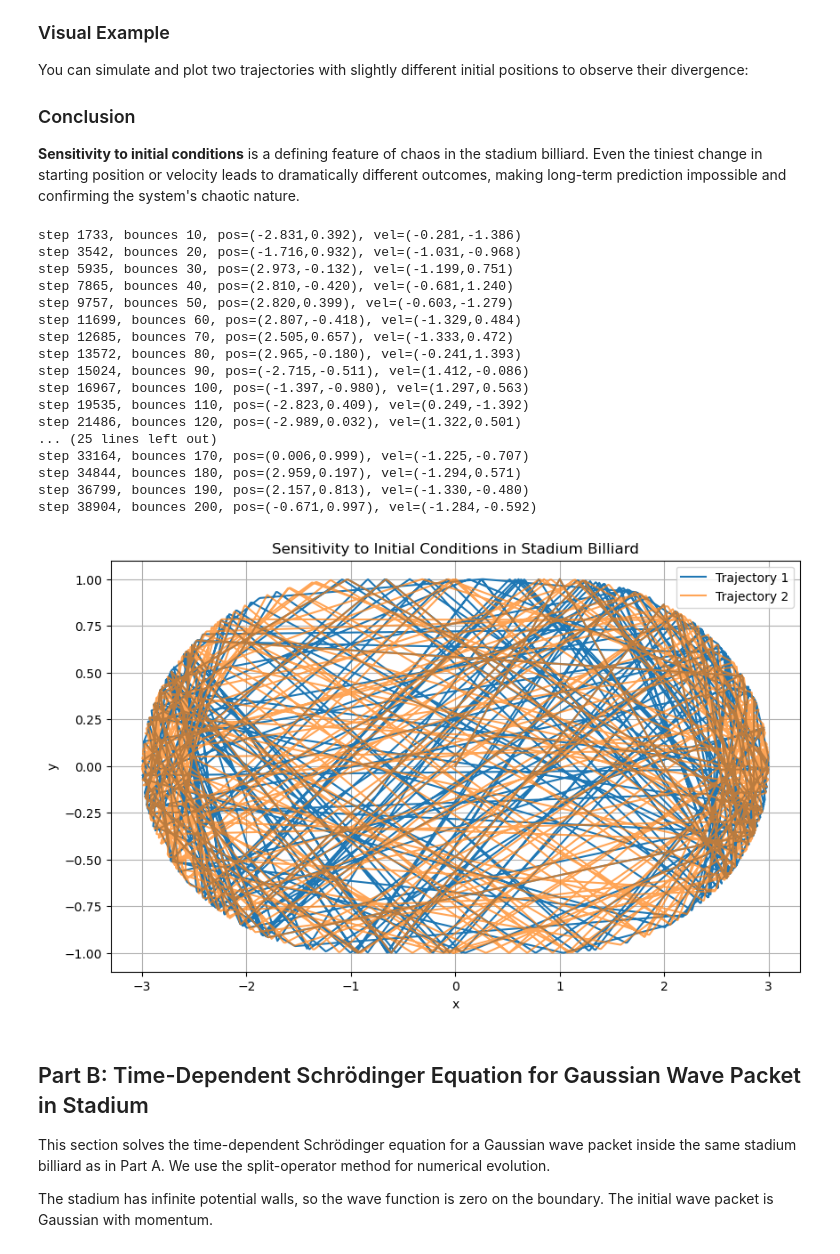
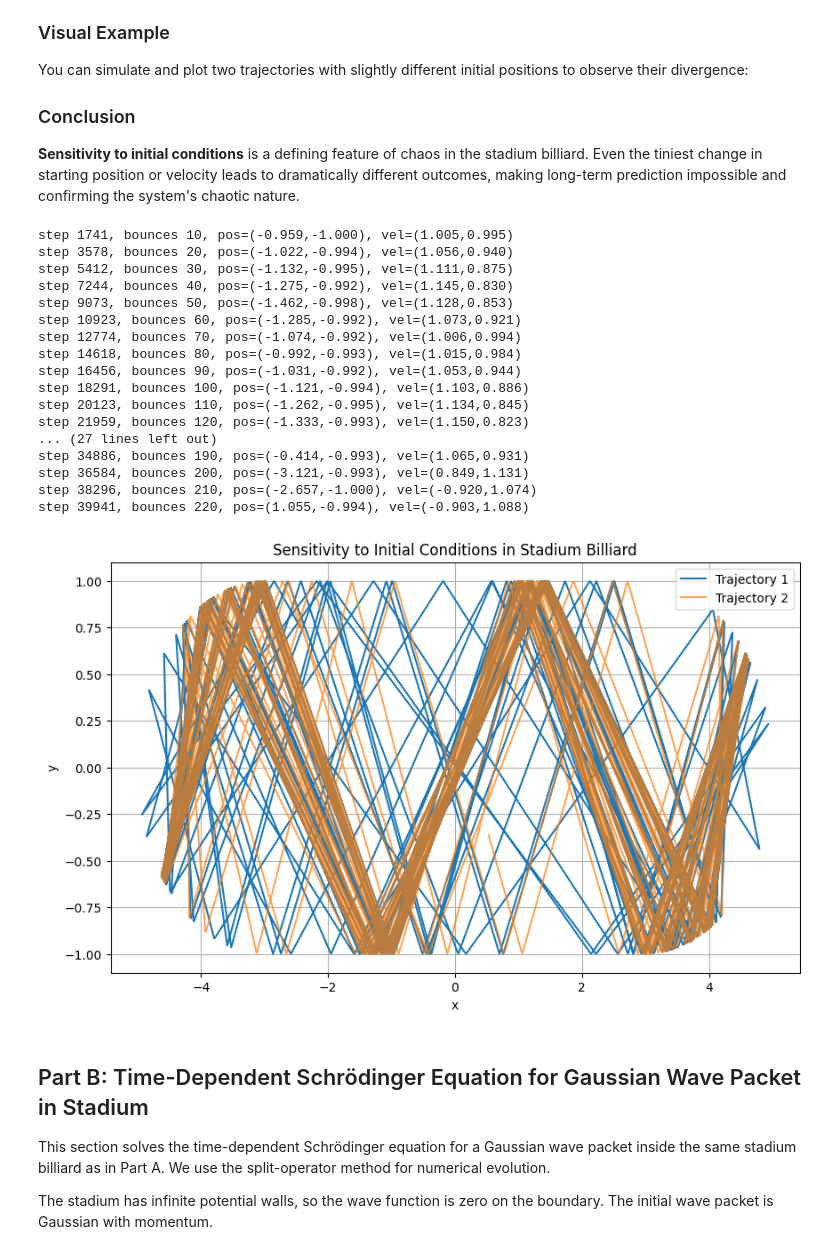
Before and after one commit to Shaukat-aziz/Quantum_Computing, a Jupyter notebook: qft_on_qc.ipynb, the cells around one changed output. Cells and saved outputs as stored; diff of their text form; code cells hidden in the pictures.

```diff
--- a/qft_on_qc.ipynb
+++ b/qft_on_qc.ipynb
@@ -56,7 +56,7 @@ from math import isfinite
 # Rectangle: |x| <= a, |y| <= b
 # Ellipse caps: centered at x=±a, semi-axes rx, ry
 
-a = 1.0   # half-width of rectangle
+a = 3.0    # half-width of rectangle
 b = 1.0   # half-height of rectangle
 rx = 2.0  # ellipse semi-axis in x (caps)
 ry = b    # ellipse semi-axis in y
@@ -413,35 +415,43 @@ You can simulate and plot two trajectories with slightly different initial posit
 # %%
 X1, Y1, vx_final, vy_final, bounces, energy_records = simulate_trajectory(0.0, 0.0, 1, 1, dt=0.01, steps=40000)
 X2, Y2, vx_final, vy_final, bounces, energy_records = simulate_trajectory(0.0 + 1e-6, 0.0, 1, 1, dt=0.01, steps=40000)
-
+# Stadium boundary
+# Stadium boundary
+Xt = np.linspace(-a, a, 200)
+Yt = np.full_like(Xt, b)
+Xb_right = a + rx * np.cos(np.linspace(np.pi/2, -np.pi/2, 200))
+Yb_right = ry * np.sin(np.linspace(np.pi/2, -np.pi/2, 200))
+Xb_full = np.concatenate([Xt, Xb_right, Xt[::-1], -Xb_right[::-1]])
+Yb_full = np.concatenate([Yt, Yb_right, -Yt, Yb_right[::-1]])
+ax.plot(Xb_full, Yb_full, 'k-', lw=1.2)
 plt.figure(figsize=(10,6))
 plt.plot(X1, Y1, label='Trajectory 1')
 plt.plot(X2, Y2, label='Trajectory 2', alpha=0.7)
 plt.legend()
 plt.title('Sensitivity to Initial Conditions in Stadium Billiard')
 plt.xlabel('x')
 plt.ylabel('y')
 plt.grid(True)
 plt.show()
 # %% [output]
-step 1733, bounces 10, pos=(-2.831,0.392), vel=(-0.281,-1.386)
-step 3542, bounces 20, pos=(-1.716,0.932), vel=(-1.031,-0.968)
-step 5935, bounces 30, pos=(2.973,-0.132), vel=(-1.199,0.751)
-step 7865, bounces 40, pos=(2.810,-0.420), vel=(-0.681,1.240)
-step 9757, bounces 50, pos=(2.820,0.399), vel=(-0.603,-1.279)
-step 11699, bounces 60, pos=(2.807,-0.418), vel=(-1.329,0.484)
-step 12685, bounces 70, pos=(2.505,0.657), vel=(-1.333,0.472)
-step 13572, bounces 80, pos=(2.965,-0.180), vel=(-0.241,1.393)
-step 15024, bounces 90, pos=(-2.715,-0.511), vel=(1.412,-0.086)
-step 16967, bounces 100, pos=(-1.397,-0.980), vel=(1.297,0.563)
-step 19535, bounces 110, pos=(-2.823,0.409), vel=(0.249,-1.392)
-step 21486, bounces 120, pos=(-2.989,0.032), vel=(1.322,0.501)
-... (25 lines left out)
-step 33164, bounces 170, pos=(0.006,0.999), vel=(-1.225,-0.707)
-step 34844, bounces 180, pos=(2.959,0.197), vel=(-1.294,0.571)
-step 36799, bounces 190, pos=(2.157,0.813), vel=(-1.330,-0.480)
-step 38904, bounces 200, pos=(-0.671,0.997), vel=(-1.284,-0.592)
+step 1741, bounces 10, pos=(-0.959,-1.000), vel=(1.005,0.995)
+step 3578, bounces 20, pos=(-1.022,-0.994), vel=(1.056,0.940)
+step 5412, bounces 30, pos=(-1.132,-0.995), vel=(1.111,0.875)
+step 7244, bounces 40, pos=(-1.275,-0.992), vel=(1.145,0.830)
+step 9073, bounces 50, pos=(-1.462,-0.998), vel=(1.128,0.853)
+step 10923, bounces 60, pos=(-1.285,-0.992), vel=(1.073,0.921)
+step 12774, bounces 70, pos=(-1.074,-0.992), vel=(1.006,0.994)
+step 14618, bounces 80, pos=(-0.992,-0.993), vel=(1.015,0.984)
+step 16456, bounces 90, pos=(-1.031,-0.992), vel=(1.053,0.944)
+step 18291, bounces 100, pos=(-1.121,-0.994), vel=(1.103,0.886)
+step 20123, bounces 110, pos=(-1.262,-0.995), vel=(1.134,0.845)
+step 21959, bounces 120, pos=(-1.333,-0.993), vel=(1.150,0.823)
+... (27 lines left out)
+step 34886, bounces 190, pos=(-0.414,-0.993), vel=(1.065,0.931)
+step 36584, bounces 200, pos=(-3.121,-0.993), vel=(0.849,1.131)
+step 38296, bounces 210, pos=(-2.657,-1.000), vel=(-0.920,1.074)
+step 39941, bounces 220, pos=(1.055,-0.994), vel=(-0.903,1.088)
-[figure, old version]
+[figure, new version]
 # %% [markdown]
 ## Part B: Time-Dependent Schrödinger Equation for Gaussian Wave Packet in Stadium
 
```
Also changed, not shown: parts of 6 cells of this notebook, 18 other files.
